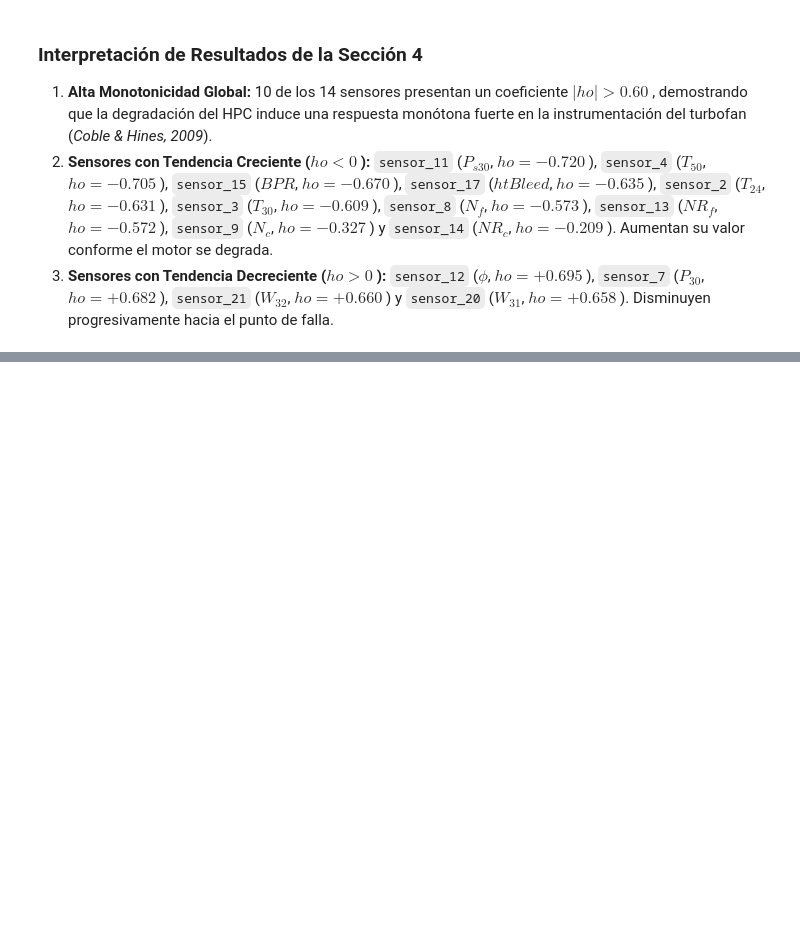
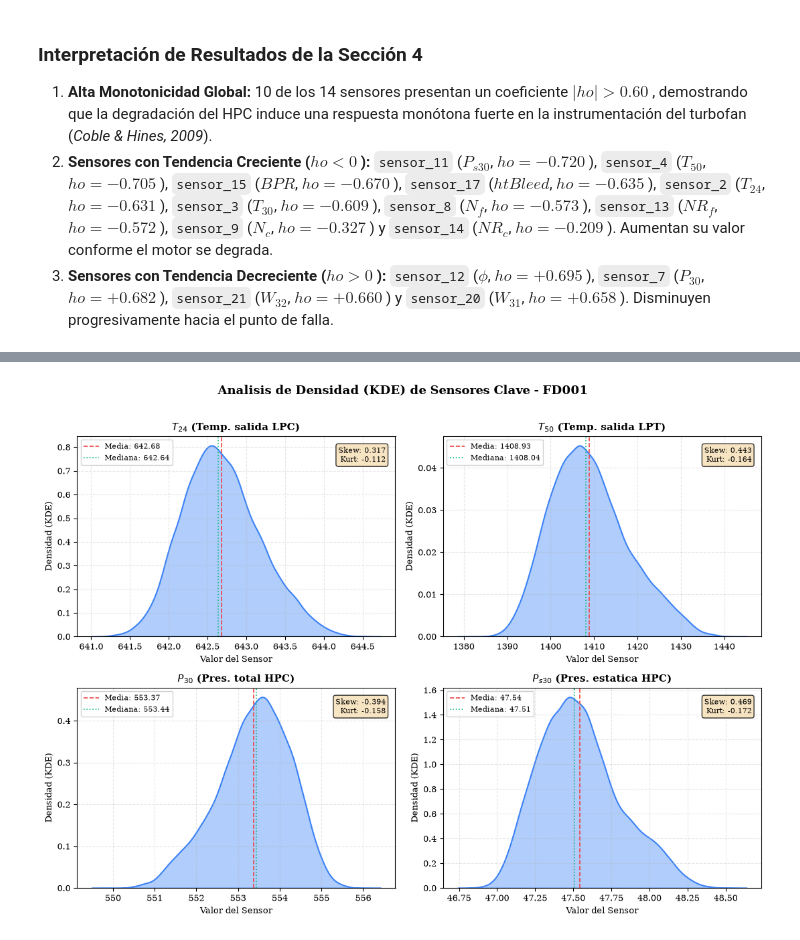
Before and after one commit to JairRamosG/RUL-CMAPSS, a Jupyter notebook: notebooks/01_eda_FD001.ipynb, the cells around one changed output, grey strips where cells are left out. Cells and saved outputs as stored; diff of their text form; code cells hidden in the pictures; blank space fills up the shorter version.

```diff
--- a/notebooks/01_eda_FD001.ipynb
+++ b/notebooks/01_eda_FD001.ipynb
@@ -494,0 +509,83 @@ ho = +0.658$). Disminuyen progresivamente hacia el punto de falla.
+# %%
+# Seccion 5: Dinamica Temporal y Analisis de Densidad de Sensores
+# Proposito: Definir la ventana temporal W=30, analizar la distribucion de densidad (KDE)
+#            de los sensores clave y discutir implicaciones para el preprocesamiento.
+# Fundamento: Justificar la dimensionalidad de entrada y la estrategia de escalado/binning.
+# Referencia: Li et al. (2018), Zheng et al. (2017).
+
+# 1. Definicion formal de la ventana temporal
+W = 30
+print(f'=== VENTANA TEMPORAL DE OBSERVACION ===')
+print(f'W = {W} ciclos operativos')
+print(f'Dimension de entrada por instancia: ({W}, {len(KEPT_SENSORS)}) = ({W}, 14)')
+
+# 2. Estadisticas descriptivas de los 14 sensores activos (global)
+desc_stats = df_train_filtered[KEPT_SENSORS].describe().T
+desc_stats['skewness'] = df_train_filtered[KEPT_SENSORS].skew()
+desc_stats['kurtosis'] = df_train_filtered[KEPT_SENSORS].kurtosis()
+desc_stats['cv'] = desc_stats['std'] / desc_stats['mean']  # Coeficiente de variacion
+
+print(f'\n=== ESTADISTICAS DESCRIPTIVAS DE SENSORES ACTIVOS (14) ===')
+print(desc_stats[['mean', 'std', 'min', 'max', 'skewness', 'kurtosis', 'cv']].round(4).to_string())
+
+# 3. Seleccion de sensores clave para analisis KDE
+key_sensors_kde = ['sensor_2', 'sensor_4', 'sensor_7', 'sensor_11']
+sensor_labels = {
+    'sensor_2': '$T_{24}$ (Temp. salida LPC)',
+    'sensor_4': '$T_{50}$ (Temp. salida LPT)',
+    'sensor_7': '$P_{30}$ (Pres. total HPC)',
+    'sensor_11': '$P_{s30}$ (Pres. estatica HPC)'
+}
+
+# 4. Generacion de Figura 4: KDE de sensores clave
+fig, axes = plt.subplots(2, 2, figsize=(11, 8))
+axes = axes.flatten()
+
+for idx, sensor in enumerate(key_sensors_kde):
+    ax = axes[idx]
+    data = df_train_filtered[sensor]
+
+    # KDE con seaborn
+    sns.kdeplot(data=data, ax=ax, fill=True, alpha=0.4, color='#3B82F6', linewidth=1.5)
+
+    # Linea de media
+    mean_val = data.mean()
+    median_val = data.median()
+    ax.axvline(mean_val, color='#EF4444', linestyle='--', linewidth=1.2, label=f'Media: {mean_val:.2f}')
+    ax.axvline(median_val, color='#10B981', linestyle=':', linewidth=1.2, label=f'Mediana: {median_val:.2f}')
+
+    # Estadisticas en esquina
+    skew_val = data.skew()
+    kurt_val = data.kurtosis()
+    ax.text(0.97, 0.95, f'Skew: {skew_val:.3f}\nKurt: {kurt_val:.3f}',
+            transform=ax.transAxes, fontsize=8, verticalalignment='top', horizontalalignment='right',
+            bbox=dict(boxstyle='round', facecolor='wheat', alpha=0.8))
+
+    ax.set_title(sensor_labels[sensor], fontsize=11, fontweight='bold')
+    ax.set_xlabel('Valor del Sensor', fontsize=9)
+    ax.set_ylabel('Densidad (KDE)', fontsize=9)
+    ax.legend(fontsize=8, frameon=True, facecolor='white', framealpha=0.9)
+    ax.grid(True, alpha=0.3, linestyle='--')
+
+plt.suptitle('Analisis de Densidad (KDE) de Sensores Clave - FD001', fontsize=13, fontweight='bold', y=1.01)
+plt.tight_layout()
+
+# Guardar figura
+fig4_path = FIGURES_DIR / '04_distribucion_kde_sensores_FD001.png'
+plt.savefig(fig4_path, dpi=300, bbox_inches='tight')
+plt.show()
+
+print(f'\nFigura 4 exportada exitosamente en: {fig4_path}')
+
+# 5. Analisis de simetria y recomendacion de estrategia de escalado
+print(f'\n=== ANALISIS DE DISTRIBUCION Y ESTRATEGIA DE ESCALADO ===')
+for sensor in KEPT_SENSORS:
+    skew = df_train_filtered[sensor].skew()
+    if abs(skew) < 0.5:
+        dist_type = 'Aproximadamente simetrica'
+    elif abs(skew) < 1.0:
+        dist_type = 'Moderadamente asimetrica'
+    else:
+        dist_type = 'Fuertemente asimetrica'
+    print(f'  {sensor}: skew={skew:+.3f} -> {dist_type}')
+# %% [output]
@@ -494,0 +612 @@ ho = +0.658$). Disminuyen progresivamente hacia el punto de falla.
+[figure, added]
```
Also changed, not shown: parts of 5 cells of this notebook, 1 other file.
